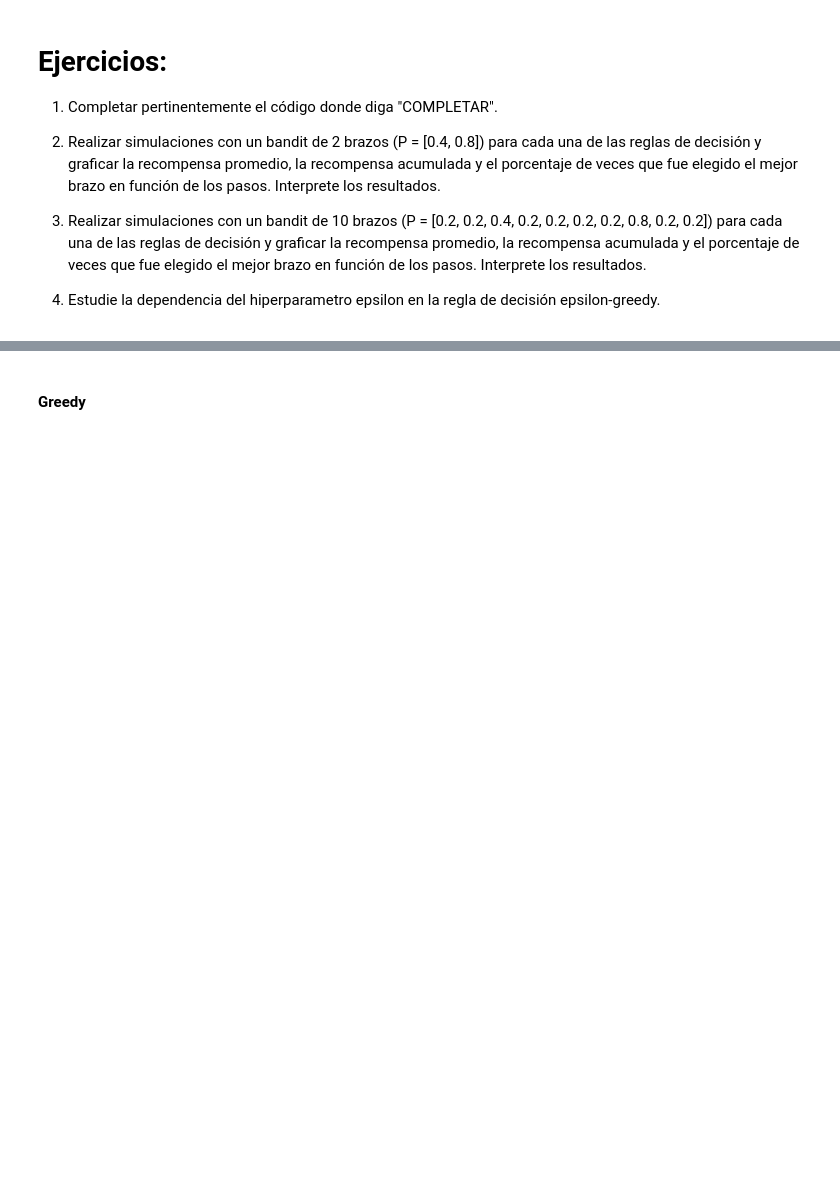
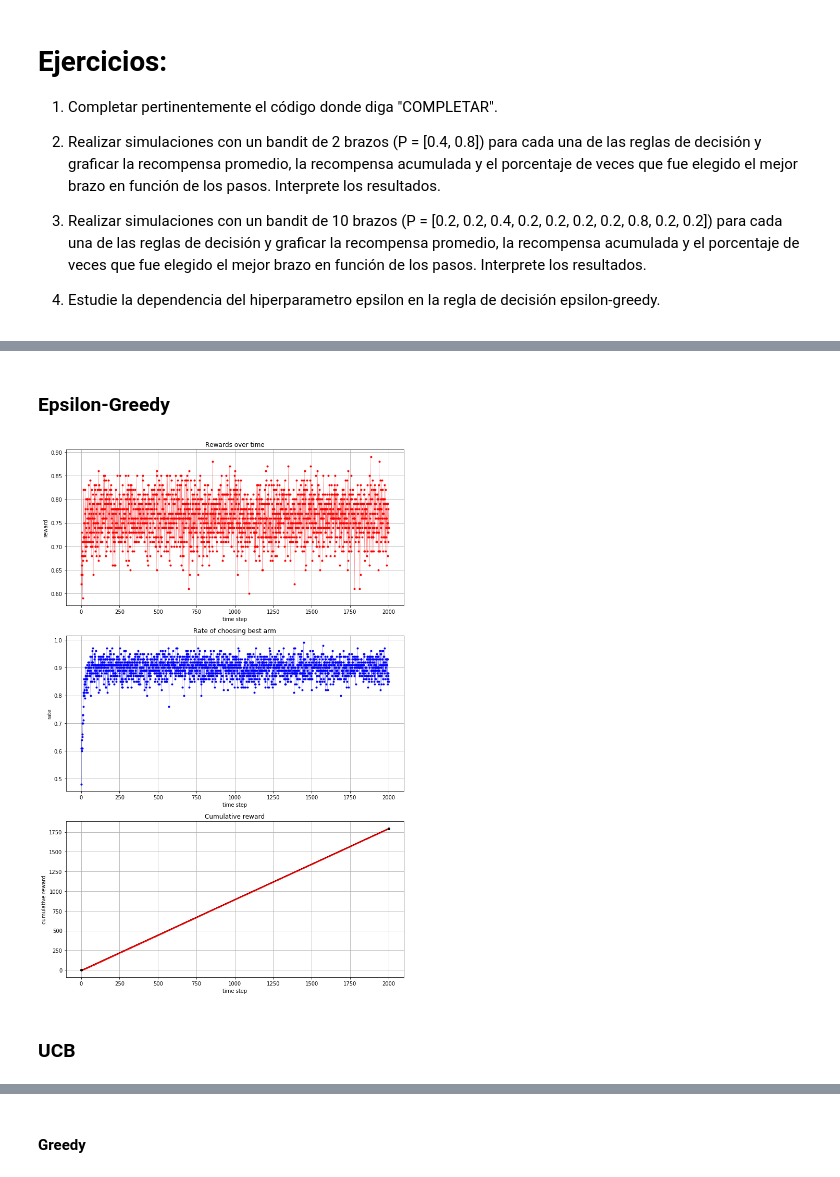
Before and after one commit to LecJackS/Procesos-Markovianos-Para-el-Aprendizaje-Automatico-2019-1C, a Jupyter notebook: tp2/TP2_bandits.ipynb, the cells around one changed output, grey strips where cells are left out. Saved outputs shown, nothing was run; the diff lists cells and outputs as text; code cells hidden in the pictures; blank space fills up the shorter version.

```diff
--- a/tp2/TP2_bandits.ipynb
+++ b/tp2/TP2_bandits.ipynb
@@ -278,0 +253,14 @@ np.argmax([2,2])
+# %% [markdown]
+### Epsilon-Greedy
+# %%
+params = {"epsilon": 0.2}
+agent = Agent("averaging", "epsilon-greedy", params)
+agents = np.array([agent])
+initp = np.array([0.4, 0.8]) #prob of each arm of giving reward
+narms = len(initp)
+initq = np.zeros(narms)
+plot_results(agents, actions=narms, rewards=initp)
+# %% [output]
+[figure, added]
+# %% [markdown]
+### UCB
```
Also changed, not shown: parts of 26 cells of this notebook.
